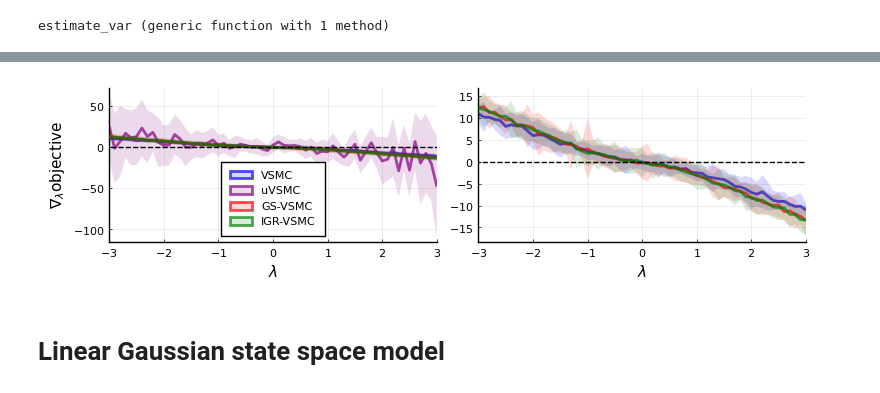
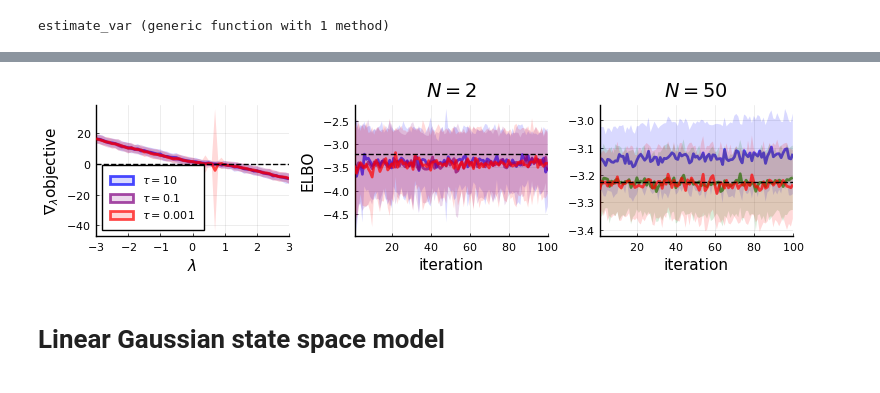
Before and after one commit to chiukenny/STAT520B-finalproject, a Jupyter notebook: code/project_code.ipynb, the cells around one changed output, grey strips where cells are left out. Cells and saved outputs as stored; diff of their text form; code cells hidden in the pictures.

```diff
--- a/code/project_code.ipynb
+++ b/code/project_code.ipynb
@@ -450,16 +544,6 @@ True log-marginal likelihood: -2.78019376113352
 # %%
-iters = 100
-runs = 100
-λ = 1.
-
-function plot_gd_helper(obj, ∇obj, λ, iters, runs; step="rho")
-    objs = zeros(runs,iters)
-    for i in 1:runs
-        λs, obs = gradient_descent(obj, ∇obj, [λ], iters=iters, step=step)
-        objs[i,:] = obs
-    end
-    return mean(objs,dims=1)', var(objs,dims=1)'
-end
+iters = 200
+runs = 20
 
 pyplot(size=(770,200))
 
@@ -504,7 +588,4 @@ plot!(1:iters, obj_mean_igr, ribbon=sqrt.(obj_var_igr),
 hline!([log_marginal], linecolor=:black, linestyle=:dash, label=nothing)
 
 plot(pelbo1, pelbo2)
-if save_figures
-    png("slgss_elbo")
-end
 # %% [output]
@@ -512,36 +597,67 @@ end
 # %%
 xs = -3:0.1:3
 samples = 100
+iters = 100
+runs = 100
 
-∇_means_vsmc, ∇_vars_vsmc = estimate_var(xs, ∇SLGSS_obj_vsmc, samples=samples)
-∇_means_uvsmc, ∇_vars_uvsmc = estimate_var(xs, ∇SLGSS_obj_uvsmc, samples=samples)
-∇_means_gs, ∇_vars_gs = estimate_var(xs, ∇SLGSS_obj_gs, samples=samples)
-∇_means_igr, ∇_vars_igr = estimate_var(xs, ∇SLGSS_obj_igr, samples=samples)
+SLGSS_obj_gs1 = λ -> SLGSS_obj(λ,model_params,y_true,slgss_smc,method=GS_VSMC,τ=10.)
+SLGSS_obj_gs01 = λ -> SLGSS_obj(λ,model_params,y_true,slgss_smc,method=GS_VSMC,τ=0.1)
+SLGSS_obj_gs001 = λ -> SLGSS_obj(λ,model_params,y_true,slgss_smc,method=GS_VSMC,τ=0.001)
 
-pyplot(size=(770,200))
-pvar1 = plot(xs, ∇_means_vsmc, ribbon=sqrt.(∇_vars_vsmc), label=VSMC,
-    xlab=L"\lambda", ylab=L"\nabla_\lambda\mathrm{objective}", xlim=(min(xs...),max(xs...)), legend=:bottom,
+∇SLGSS_obj_gs1 = λ -> ∇SLGSS_obj(λ,model_params,y_true,slgss_smc,method=GS_VSMC,τ=10.)
+∇SLGSS_obj_gs01 = λ -> ∇SLGSS_obj(λ,model_params,y_true,slgss_smc,method=GS_VSMC,τ=0.1)
+∇SLGSS_obj_gs001 = λ -> ∇SLGSS_obj(λ,model_params,y_true,slgss_smc,method=GS_VSMC,τ=0.001)
+
+∇_means_gs1, ∇_vars_gs1 = estimate_var(xs, ∇SLGSS_obj_gs1, samples=samples)
+∇_means_gs01, ∇_vars_gs01 = estimate_var(xs, ∇SLGSS_obj_gs01, samples=samples)
+∇_means_gs001, ∇_vars_gs001 = estimate_var(xs, ∇SLGSS_obj_gs001, samples=samples)
+
+pvarτ = plot(xs, ∇_means_gs1, ribbon=sqrt.(∇_vars_gs1), label=L"\tau=10",
+    xlab=L"\lambda", ylab=L"\nabla_\lambda\mathrm{objective}", xlim=(min(xs...),max(xs...)), legend=:bottomleft,
     linecolor=VSMC_col, fillcolor=VSMC_col, linewidth=2, fillalpha=0.15, lineopacity=0.7)
-plot!(xs, ∇_means_unbiased, ribbon=sqrt.(∇_vars_uvsmc), label=uVSMC,
+plot!(xs, ∇_means_gs01, ribbon=sqrt.(∇_vars_gs01), label=L"\tau=0.1",
     linecolor=uVSMC_col, fillcolor=uVSMC_col, linewidth=2, fillalpha=0.15, lineopacity=0.7)
-plot!(xs, ∇_means_gs, ribbon=sqrt.(∇_vars_gs), label=GS_VSMC,
+plot!(xs, ∇_means_gs001, ribbon=sqrt.(∇_vars_gs001), label=L"\tau=0.001",
     linecolor=GS_VSMC_col, fillcolor=GS_VSMC_col, linewidth=2, fillalpha=0.15, lineopacity=0.7)
-plot!(xs, ∇_means_igr, ribbon=sqrt.(∇_vars_igr), label=IGR_VSMC,
-    linecolor=IGR_VSMC_col, fillcolor=IGR_VSMC_col, linewidth=2, fillalpha=0.15, lineopacity=0.7)
 hline!([0], linecolor=:black, linestyle=:dash, label=nothing)
 
-pvar2 = plot(xs, ∇_means_vsmc, ribbon=∇_stds_vsmc,
-    xlab=L"\lambda", xlim=(min(xs...),max(xs...)), legend=nothing,
+obj_mean_gs1, obj_var_gs1 = plot_gd_helper(SLGSS_obj_gs1, ∇SLGSS_obj_gs1, λ, iters, runs)
+obj_mean_gs01, obj_var_gs01 = plot_gd_helper(SLGSS_obj_gs01, ∇SLGSS_obj_gs01, λ, iters, runs)
+obj_mean_gs001, obj_var_gs001 = plot_gd_helper(SLGSS_obj_gs001, ∇SLGSS_obj_gs001, λ, iters, runs)
+
+pelboτ1 = plot(1:iters, obj_mean_gs1, ribbon=sqrt.(obj_var_gs1),
+    xlab="iteration", ylab="ELBO", title=L"N=2", xlim=(1,iters), legend=nothing,
     linecolor=VSMC_col, fillcolor=VSMC_col, linewidth=2, fillalpha=0.15, lineopacity=0.7)
-plot!(xs, ∇_means_gs, ribbon=∇_stds_gs,
+plot!(1:iters, obj_mean_gs01, ribbon=sqrt.(obj_var_gs01),
+    linecolor=uVSMC_col, fillcolor=uVSMC_col, linewidth=2, fillalpha=0.15, lineopacity=0.7)
+plot!(1:iters, obj_mean_gs001, ribbon=sqrt.(obj_var_gs001),
     linecolor=GS_VSMC_col, fillcolor=GS_VSMC_col, linewidth=2, fillalpha=0.15, lineopacity=0.7)
-plot!(xs, ∇_means_igr, ribbon=∇_stds_igr,
-    linecolor=IGR_VSMC_col, fillcolor=IGR_VSMC_col, linewidth=2, fillalpha=0.15, lineopacity=0.7)
-hline!([0], linecolor=:black, linestyle=:dash, label=nothing)
+hline!([log_marginal], linecolor=:black, linestyle=:dash, label=nothing)
 
-plot(pvar1,pvar2)
-if save_figures
-    png("grad_est_var")
-end
+# N = 50
+slgss_smc50 = SMC(dimX,dimY,T,50,SLGSS_sim_prop,SLGSS_log_weights,SLGSS_log_prop)
+
+SLGSS_obj_gs1 = λ -> SLGSS_obj(λ,model_params,y_true,slgss_smc50,method=GS_VSMC,τ=10.)
+SLGSS_obj_gs01 = λ -> SLGSS_obj(λ,model_params,y_true,slgss_smc50,method=GS_VSMC,τ=0.1)
+SLGSS_obj_gs001 = λ -> SLGSS_obj(λ,model_params,y_true,slgss_smc50,method=GS_VSMC,τ=0.001)
+
+∇SLGSS_obj_gs1 = λ -> ∇SLGSS_obj(λ,model_params,y_true,slgss_smc50,method=GS_VSMC,τ=10.)
+∇SLGSS_obj_gs01 = λ -> ∇SLGSS_obj(λ,model_params,y_true,slgss_smc50,method=GS_VSMC,τ=0.1)
+∇SLGSS_obj_gs001 = λ -> ∇SLGSS_obj(λ,model_params,y_true,slgss_smc50,method=GS_VSMC,τ=0.001)
+
+obj_mean_gs1, obj_var_gs1 = plot_gd_helper(SLGSS_obj_gs1, ∇SLGSS_obj_gs1, λ, iters, runs)
+obj_mean_gs01, obj_var_gs01 = plot_gd_helper(SLGSS_obj_gs01, ∇SLGSS_obj_gs01, λ, iters, runs)
+obj_mean_gs001, obj_var_gs001 = plot_gd_helper(SLGSS_obj_gs001, ∇SLGSS_obj_gs001, λ, iters, runs)
+
+pelboτ2 = plot(1:iters, obj_mean_gs1, ribbon=sqrt.(obj_var_gs1),
+    xlab="iteration", title=L"N=50", xlim=(1,iters), legend=nothing,
+    linecolor=VSMC_col, fillcolor=VSMC_col, linewidth=2, fillalpha=0.15, lineopacity=0.7)
+plot!(1:iters, obj_mean_gs01, ribbon=sqrt.(obj_var_gs01),
+    linecolor=:green, fillcolor=:green, linewidth=2, fillalpha=0.15, lineopacity=0.7)
+plot!(1:iters, obj_mean_gs001, ribbon=sqrt.(obj_var_gs001),
+    linecolor=GS_VSMC_col, fillcolor=GS_VSMC_col, linewidth=2, fillalpha=0.15, lineopacity=0.7)
+hline!([log_marginal], linecolor=:black, linestyle=:dash, label=nothing)
+
+plot(pvarτ, pelboτ1, pelboτ2, layout=(1,3))
 # %% [output]
-[figure, old version]
+[figure, new version]
```
Also changed, not shown: parts of 26 cells of this notebook, 5 other files.
